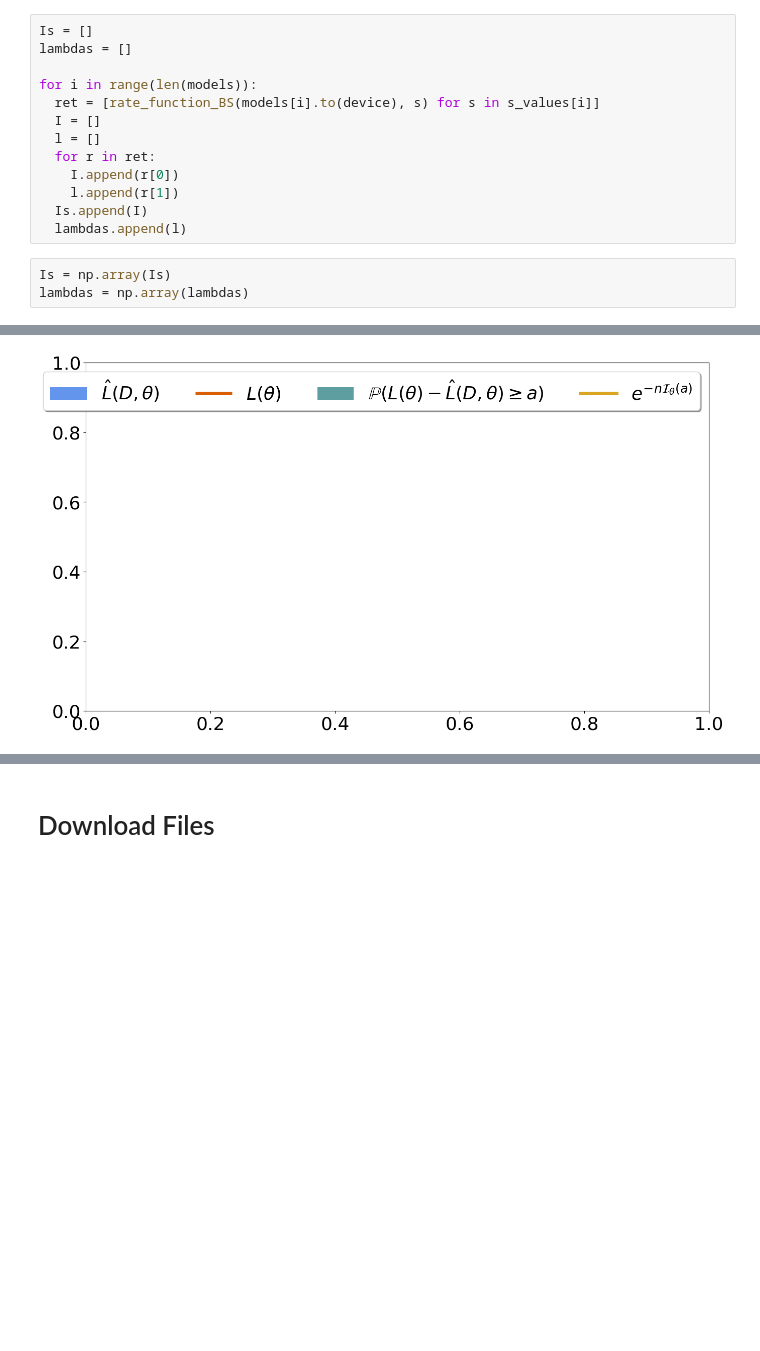
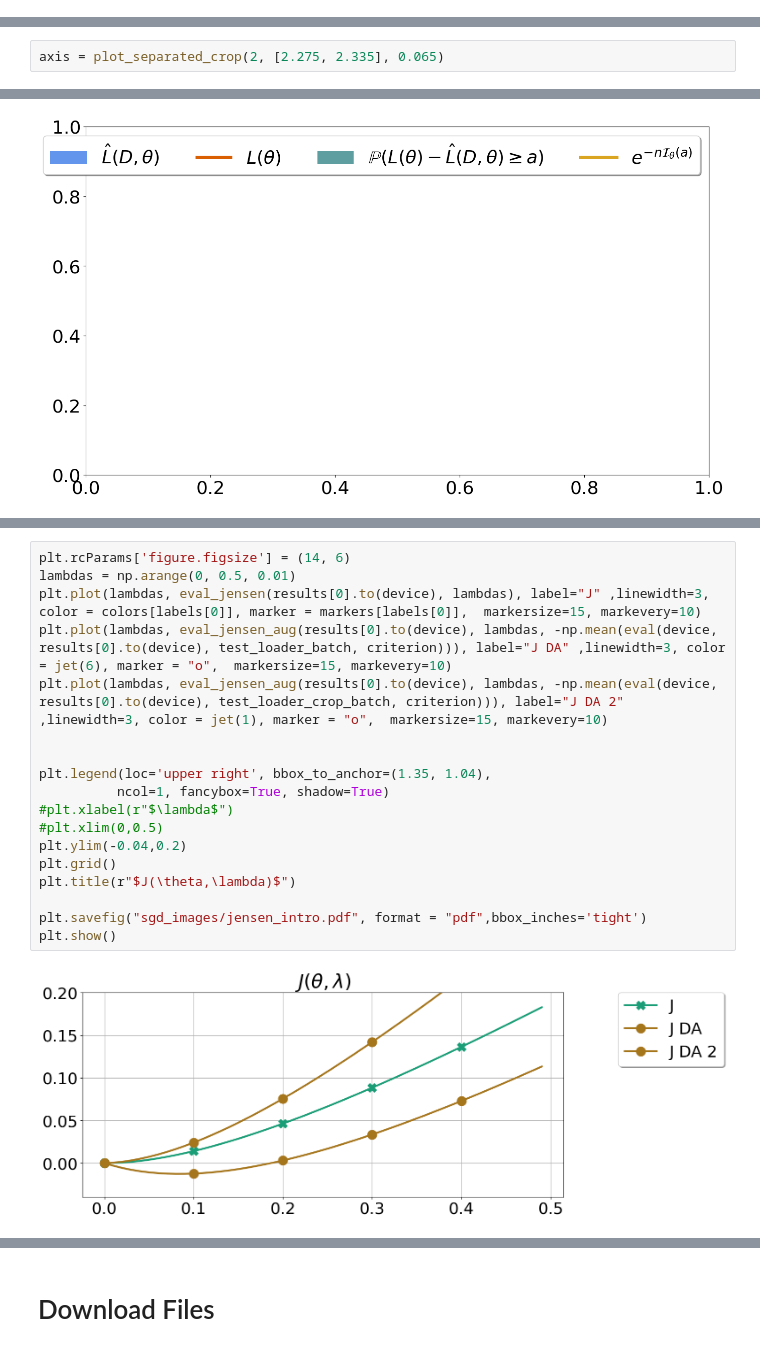
Before and after one commit to PGM-Lab/2023-RateFunction, a Jupyter notebook: Notebooks/Figure1_and_Figure6.ipynb, the cells around one changed output, grey strips where cells are left out. Saved outputs shown, nothing was run; the diff lists cells and outputs as text; blank space fills up the shorter version.

```diff
--- a/Notebooks/Figure1_and_Figure6.ipynb
+++ b/Notebooks/Figure1_and_Figure6.ipynb
@@ -760,16 +795,0 @@ plt.clf()
-# %%
-Is = []
-lambdas = []
-
-for i in range(len(models)):
-  ret = [rate_function_BS(models[i].to(device), s) for s in s_values[i]]
-  I = []
-  l = []
-  for r in ret:
-    I.append(r[0])
-    l.append(r[1])
-  Is.append(I)
-  lambdas.append(l)
-# %%
-Is = np.array(Is)
-lambdas = np.array(lambdas)
@@ -897,0 +949,2 @@ axis = plot_separated(2, [2.275, 2.335], 0.065)
+# %%
+axis = plot_separated_crop(2, [2.275, 2.335], 0.065)
@@ -949,0 +1047,20 @@ plt.show()
+# %%
+plt.rcParams['figure.figsize'] = (14, 6)
+lambdas = np.arange(0, 0.5, 0.01)
+plt.plot(lambdas, eval_jensen(results[0].to(device), lambdas), label="J" ,linewidth=3, color = colors[labels[0]], marker = markers[labels[0]],  markersize=15, markevery=10)
+plt.plot(lambdas, eval_jensen_aug(results[0].to(device), lambdas, -np.mean(eval(device, results[0].to(device), test_loader_batch, criterion))), label="J DA" ,linewidth=3, color = jet(6), marker = "o",  markersize=15, markevery=10)
+plt.plot(lambdas, eval_jensen_aug(results[0].to(device), lambdas, -np.mean(eval(device, results[0].to(device), test_loader_crop_batch, criterion))), label="J DA 2" ,linewidth=3, color = jet(1), marker = "o",  markersize=15, markevery=10)
+
+
+plt.legend(loc='upper right', bbox_to_anchor=(1.35, 1.04),
+          ncol=1, fancybox=True, shadow=True)
+#plt.xlabel(r"$\lambda$")
+#plt.xlim(0,0.5)
+plt.ylim(-0.04,0.2)
+plt.grid()
+plt.title(r"$J(\theta,\lambda)$")
+
+plt.savefig("sgd_images/jensen_intro.pdf", format = "pdf",bbox_inches='tight')
+plt.show()
+# %% [output]
+[figure, added]
```
Also changed, not shown: parts of 27 cells of this notebook.
